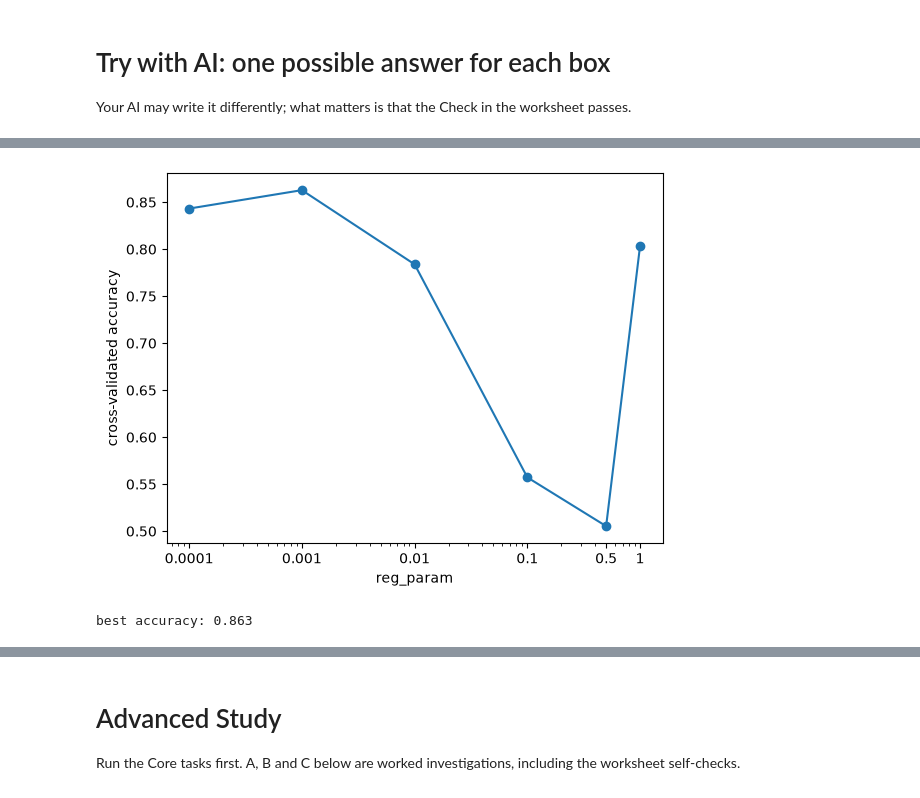
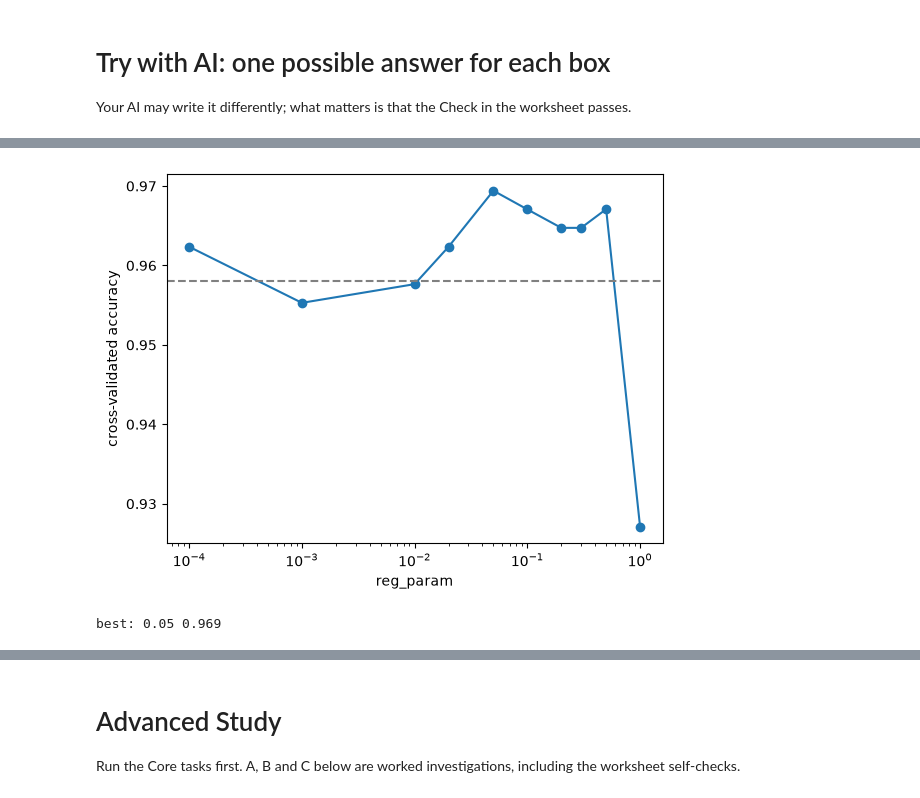
Before and after one commit to wayXing/mps311-439-course-materials, a Jupyter notebook: lecture-slids/lessons/lesson5/lab/lab_solution.ipynb, the cells around one changed output, grey strips where cells are left out. Drawn from its saved outputs; the diff is of its cells as text; code cells hidden in the pictures.

```diff
--- a/lecture-slids/lessons/lesson5/lab/lab_solution.ipynb
+++ b/lecture-slids/lessons/lesson5/lab/lab_solution.ipynb
@@ -149,0 +108,5 @@ The spread is 0, so the ellipse has no thickness in that direction. Measured by
+# %%
+cols = [6, 9]                                             # two columns: then choose your own
+for model in [LogisticRegression(), LinearDiscriminantAnalysis(), QuadraticDiscriminantAnalysis()]:
+    scores = cross_val_score(model, X_train_s[:, cols], y_train, cv=kf)   # only the chosen columns
+    print(model, scores.mean())
@@ -150,8 +149,8 @@ The spread is 0, so the ellipse has no thickness in that direction. Measured by
 # %% [markdown]
 ## 3.2 Choose reg_param
 # %%
-for r in [0.0001, 0.001, 0.01, 0.1, 0.5, 1]:              # values of reg_param to try
+for r in [0.0001, 0.001, 0.01, 0.02, 0.05, 0.1, 0.2, 0.3, 0.5, 1]:   # values of reg_param: then try [0.1, 0.2, 0.3]
     qda = QuadraticDiscriminantAnalysis(reg_param=r)      # pull each spread towards a circle by r
-    scores_qda = cross_val_score(qda, X_digits_train, y_digits_train, cv=kf)   # accuracy on each fold
-    print(r, round(scores_qda.mean(), 3))                 # the value and its average accuracy
+    scores = cross_val_score(qda, X_train_s, y_train, cv=kf)   # accuracy on each fold
+    print(r, round(scores.mean(), 3))                     # the value and its average accuracy
 # %% [output]
@@ -166,7 +169,7 @@ for r in [0.0001, 0.001, 0.01, 0.1, 0.5, 1]:              # values of reg_param
 # %% [markdown]
 ## 3.3 The test set, once
 # %%
-qda = QuadraticDiscriminantAnalysis(reg_param=0.001)       # the value chosen in 3.2
-qda.fit(X_digits_train, y_digits_train)                   # train on all 7500 training images
-print(qda.score(X_digits_test, y_digits_test))            # the test set, read once
+qda = QuadraticDiscriminantAnalysis(reg_param=0.05)       # the value chosen in 3.2
+qda.fit(X_train_s, y_train)                               # train on all 426 training lumps
+print(qda.score(X_test_s, y_test))                        # the test set, read once
 # %% [output]
@@ -194,0 +207,9 @@ heights at 12.8: 0.21 0.046
+# %%
+# ---- load the lumps again for the next boxes (the same data block as 3.0) ----
+data = load_breast_cancer()
+X = data.data
+y = 1 - data.target
+X_train, X_test, y_train, y_test = train_test_split(X, y, test_size=0.25, random_state=0, stratify=y)
+scaler = StandardScaler()
+X_train_s = scaler.fit_transform(X_train)
+X_test_s = scaler.transform(X_test)
@@ -195,17 +226,17 @@ heights at 12.8: 0.21 0.046
 # %%
-# ---- Try with AI 3.3 (first box): the cross-validation curve of reg_param ----
-values = [0.0001, 0.001, 0.01, 0.1, 0.5, 1]                       # the values tried in 3.2
+# ---- Try with AI 3.2: the cross-validation curve of reg_param ----
+values = [0.0001, 0.001, 0.01, 0.02, 0.05, 0.1, 0.2, 0.3, 0.5, 1]   # the values tried in 3.2
 scores = []
 for r in values:
     qda = QuadraticDiscriminantAnalysis(reg_param=r)
-    scores.append(cross_val_score(qda, X_digits_train, y_digits_train, cv=kf).mean())
+    scores.append(cross_val_score(qda, X_train_s, y_train, cv=kf).mean())
 plt.plot(values, scores, marker="o")
+plt.axhline(0.958, linestyle="--", color="grey")                 # no shrinking
 plt.xscale("log")
-plt.xticks(values, ["0.0001", "0.001", "0.01", "0.1", "0.5", "1"])
 plt.xlabel("reg_param")
 plt.ylabel("cross-validated accuracy")
 plt.show()
-print("best accuracy:", round(max(scores), 3))
+print("best:", values[scores.index(max(scores))], round(max(scores), 3))
 # %% [output]
-[figure, old version]
+[figure, new version]
-best accuracy: 0.863
+best: 0.05 0.969
```
Also changed, not shown: parts of 52 cells of this notebook, 21 other files.
